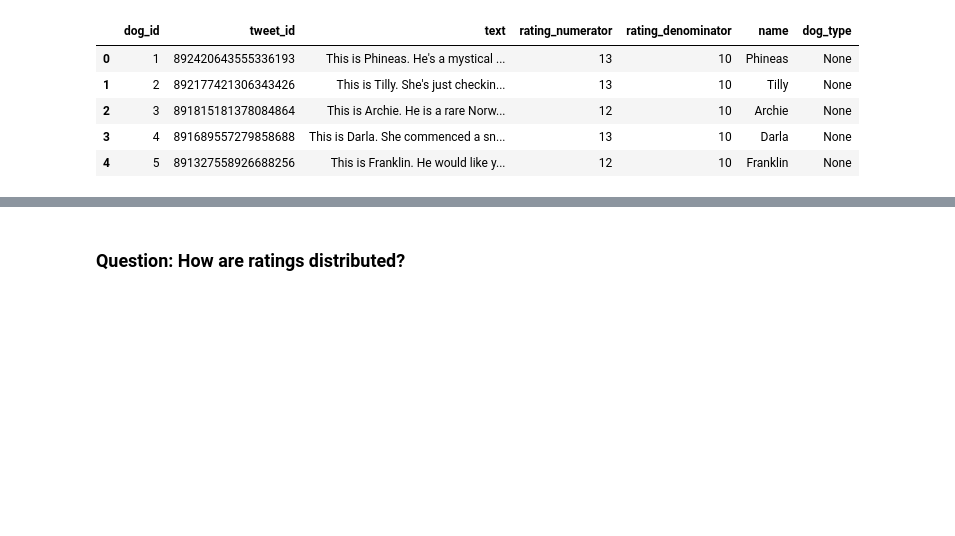
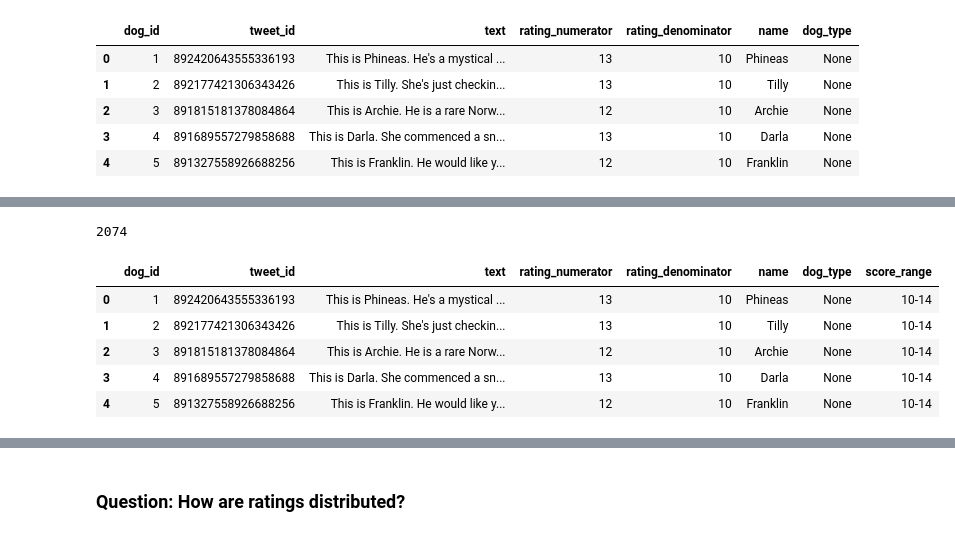
Before and after one commit to mwsmales/wrangling_we_rate_dogs, a Jupyter notebook: wrangle_act.ipynb, the cells around one changed output, grey strips where cells are left out. Saved outputs shown, nothing was run; the diff lists cells and outputs as text; code cells hidden in the pictures; blank space fills up the shorter version.

```diff
--- a/wrangle_act.ipynb
+++ b/wrangle_act.ipynb
@@ -1111,0 +1144,7 @@ df_ip_clean.head()
+# %%
+# export data to sqlite database
+dog_ratings.to_sql(name='dog_ratings', con=cnx, index=False)
+tweet_stats.to_sql(name='tweet_stats', con=cnx, index=False)
+df_ip_clean.to_sql(name='image_predictions', con=cnx, index=False)
+# %% [output]
+2074
@@ -1111,0 +1156,11 @@ df_ip_clean.head()
+# %%
+# test query database
+query = 'SELECT * FROM dog_ratings'
+pd.read_sql(query, cnx).head()
+# %% [output]
+|  | dog_id | tweet_id | text | rating_numerator | rating_denominator | name | dog_type | score_range |
+| 0 | 1 | 892420643555336193 | This is Phineas. He's a mystical ... | 13 | 10 | Phineas | None | 10-14 |
+| 1 | 2 | 892177421306343426 | This is Tilly. She's just checkin... | 13 | 10 | Tilly | None | 10-14 |
+| 2 | 3 | 891815181378084864 | This is Archie. He is a rare Norw... | 12 | 10 | Archie | None | 10-14 |
+| 3 | 4 | 891689557279858688 | This is Darla. She commenced a sn... | 13 | 10 | Darla | None | 10-14 |
+| 4 | 5 | 891327558926688256 | This is Franklin. He would like y... | 12 | 10 | Franklin | None | 10-14 |
```
Also changed, not shown: parts of 30 cells of this notebook, 2 other files.
